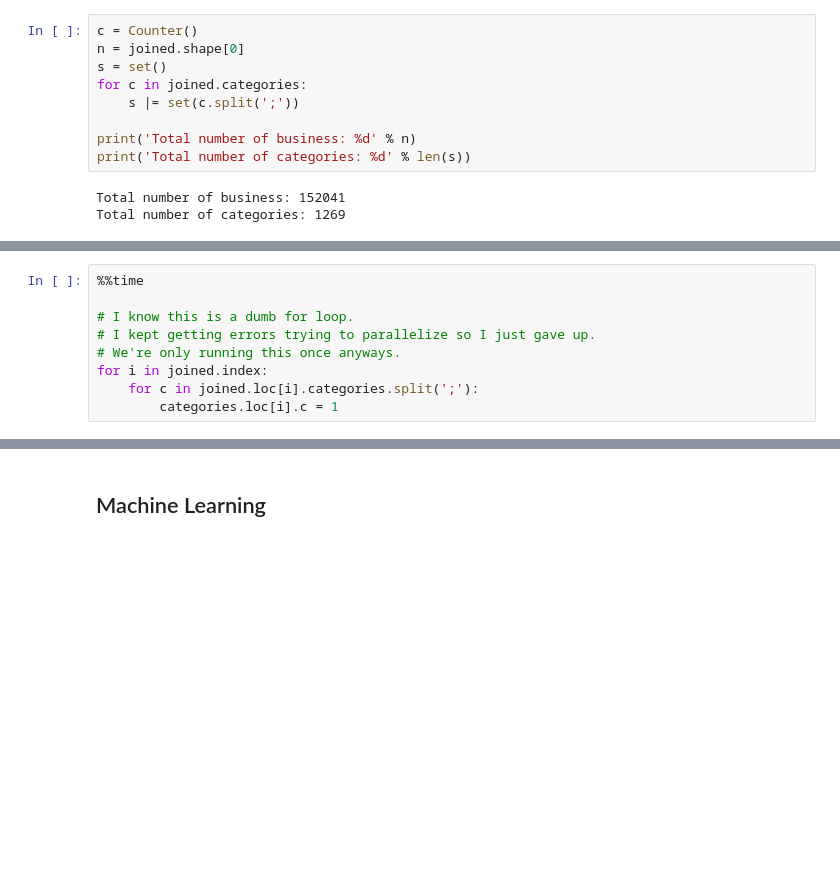
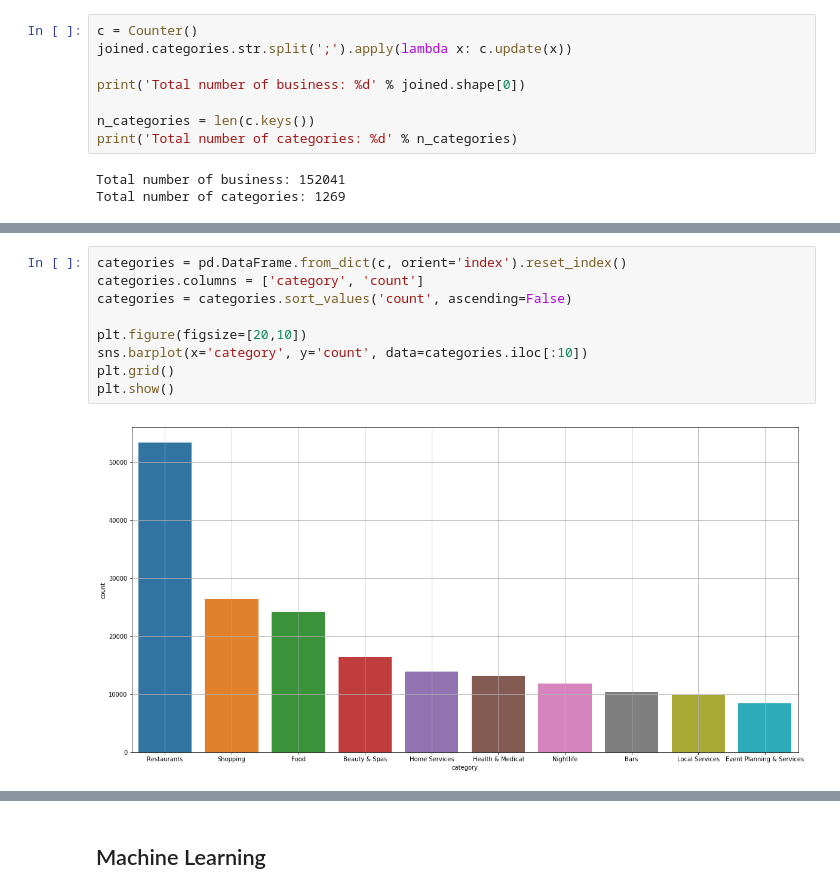
Before and after one commit to hougrammer/yelp_exploration, a Jupyter notebook: yelp_exploration.ipynb, the cells around one changed output, grey strips where cells are left out. Saved outputs shown, nothing was run; the diff lists cells and outputs as text; blank space fills up the shorter version.

Commit message:
implement NB and categories cleaning

```diff
--- a/yelp_exploration.ipynb
+++ b/yelp_exploration.ipynb
@@ -92,12 +93,11 @@ Creating this data frame takes a lot of memory.  I suggest running the cells up
 # %%
 c = Counter()
-n = joined.shape[0]
-s = set()
-for c in joined.categories:
-    s |= set(c.split(';'))
+joined.categories.str.split(';').apply(lambda x: c.update(x))
 
-print('Total number of business: %d' % n)
-print('Total number of categories: %d' % len(s))
+print('Total number of business: %d' % joined.shape[0])
+
+n_categories = len(c.keys())
+print('Total number of categories: %d' % n_categories)
 # %% [output]
 Total number of business: 152041
 Total number of categories: 1269
@@ -110,9 +103,0 @@ Wall time: 751 ms
-# %%
-%%time
-
-# I know this is a dumb for loop.
-# I kept getting errors trying to parallelize so I just gave up.
-# We're only running this once anyways.
-for i in joined.index:
-    for c in joined.loc[i].categories.split(';'):
-        categories.loc[i].c = 1
@@ -132,0 +104,11 @@ Wall time: 19.1 s
+# %%
+categories = pd.DataFrame.from_dict(c, orient='index').reset_index()
+categories.columns = ['category', 'count']
+categories = categories.sort_values('count', ascending=False)
+
+plt.figure(figsize=[20,10])
+sns.barplot(x='category', y='count', data=categories.iloc[:10])
+plt.grid()
+plt.show()
+# %% [output]
+[figure, added]
```
Also changed, not shown: parts of 39 cells of this notebook.
